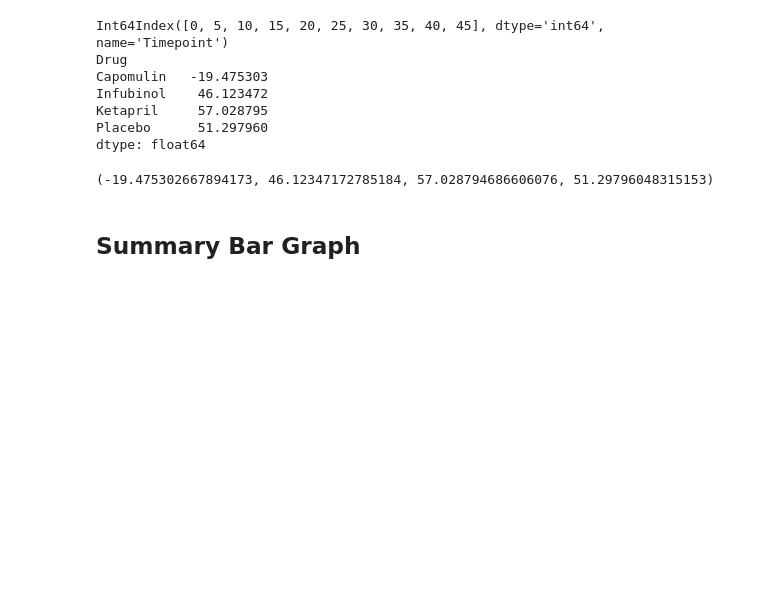
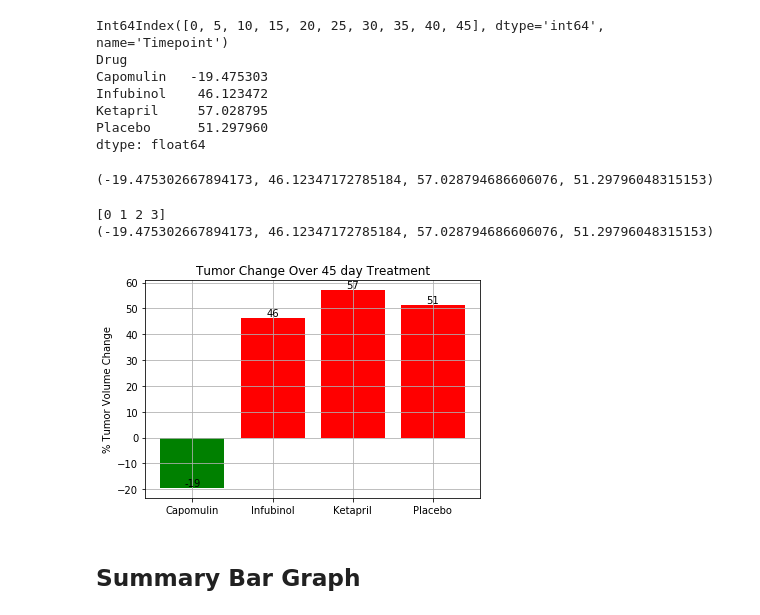
Before and after one commit to paul-data-science/HW5, a Jupyter notebook: pymaceuticals_starter-PAULAGv2.ipynb, the cells around one changed output. Saved outputs shown, nothing was run; the diff lists cells and outputs as text; code cells hidden in the pictures; blank space fills up the shorter version.

```diff
--- a/pymaceuticals_starter-PAULAGv2.ipynb
+++ b/pymaceuticals_starter-PAULAGv2.ipynb
@@ -315,6 +324,36 @@ Ketapril     57.028795
 Placebo      51.297960
 dtype: float64
 (-19.475302667894173, 46.12347172785184, 57.028794686606076, 51.29796048315153)
+# %%
+drug
+objects = ('Capomulin', 'Infubinol', 'Ketapril', 'Placebo')
+y_pos = np.arange(len(objects))
+print(y_pos)
+performance = perc_change_tuple
+print(performance)
+
+plt.bar(y_pos[0], performance[0], color='g', align='center', alpha=1)
+plt.bar(y_pos[1:4], performance[1:4], color='r', align='center', alpha=1)
+plt.xticks(y_pos, objects)
+plt.ylabel('% Tumor Volume Change')
+plt.title('Tumor Change Over 45 day Treatment')
+plt.text(y_pos[0], 1.0*performance[0],
+               '%d' % int(performance[0]),
+               ha='center', va='bottom')
+plt.text(y_pos[1], 1.0*performance[1],
+               '%d' % int(performance[1]),
+               ha='center', va='bottom')
+plt.text(y_pos[2], 1.0*performance[2],
+               '%d' % int(performance[2]),
+               ha='center', va='bottom')
+plt.text(y_pos[3], performance[3],
+               int(performance[3]),
+               ha='center', va='bottom')
+plt.grid()
+# %% [output]
+[0 1 2 3]
+(-19.475302667894173, 46.12347172785184, 57.028794686606076, 51.29796048315153)
+[figure, added]
 # %% [markdown]
 ## Summary Bar Graph
 # %%
```
Also changed, not shown: parts of 4 cells of this notebook.
